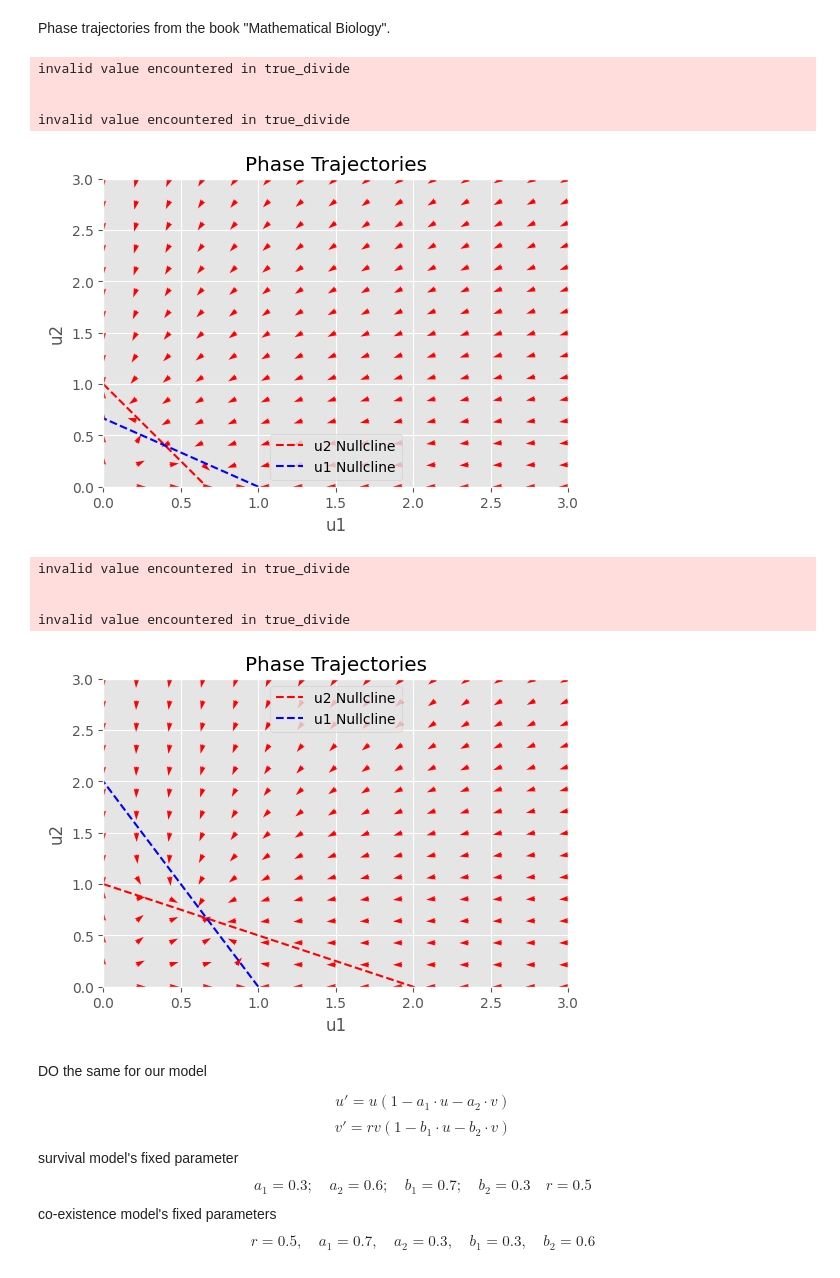
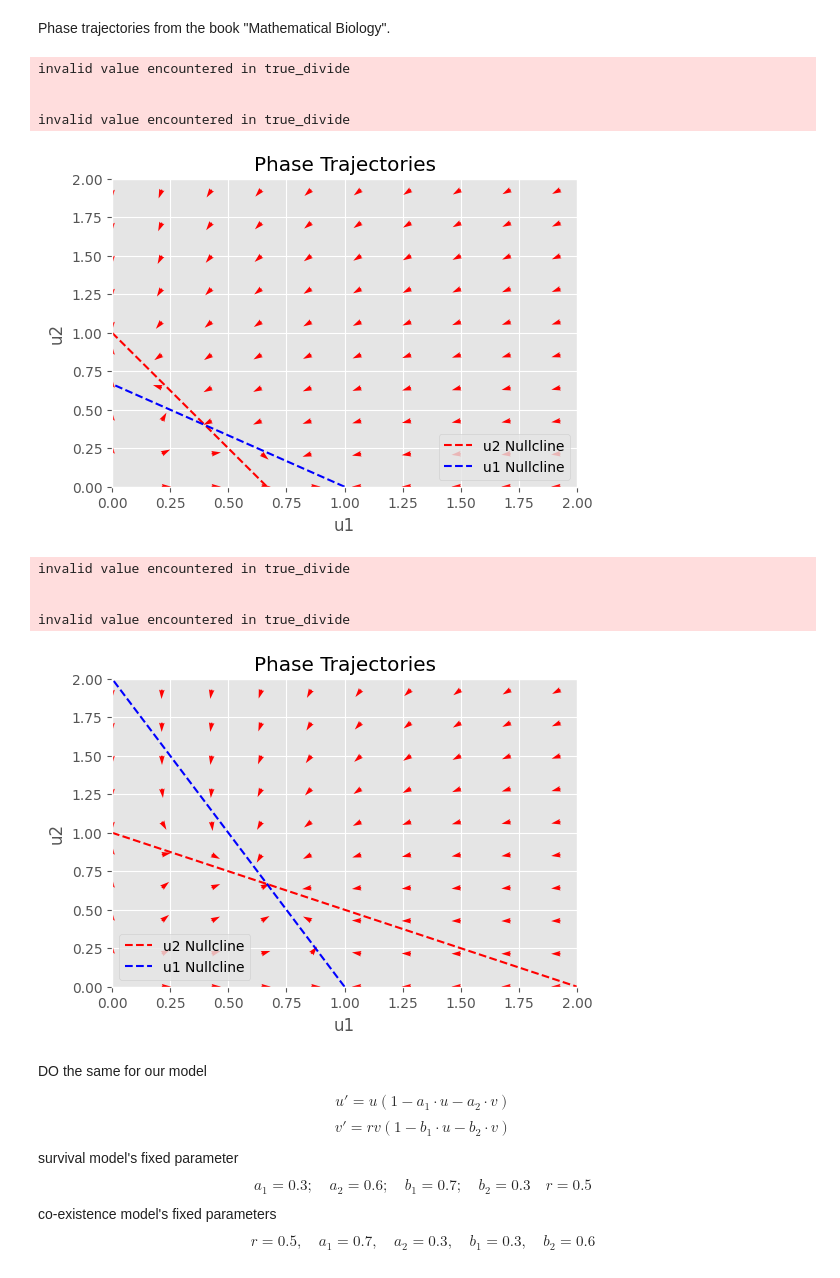
Before and after one commit to tirtho109/MasterThesis, a Jupyter notebook: src/SCIANN/sciann_model2.ipynb, the cells around one changed output. Saved outputs shown, nothing was run; the diff lists cells and outputs as text; code cells hidden in the pictures.

```diff
--- a/src/SCIANN/sciann_model2.ipynb
+++ b/src/SCIANN/sciann_model2.ipynb
@@ -477,8 +541,8 @@ def phi_comp(u, v, type="coexistence"):
 # %%
-u_range = np.linspace(0, 2, 500)
-v_range = np.linspace(0, 2, 500)
+u_range = np.linspace(0, 5, 500)
+v_range = np.linspace(0, 5, 500)
 u, v = np.meshgrid(u_range, v_range)
 
-phi_comp_values = phi_comp(u, v, "coexistence")
-plot_energy(phi_comp_values, u, v, "coexistence")
+phi_comp_values = phi_comp(u, v, "survival")
+plot_energy(phi_comp_values, u, v, "survival")
 # %% [output]
@@ -506,36 +574,36 @@ def plot_trajectories(system, params):
     Y, X = np.mgrid[0:3:15j, 0:3:15j]
     U, V = system((X, Y), 0, params)
     speed = np.sqrt(U**2 + V**2)
     UN = U / speed
     VN = V / speed
 
     Q = ax.quiver(X, Y, UN, VN, color='r', scale=50)
 
     # Nullclines
     u1_range = np.linspace(0, 3.0, 200)
     u2_nullcline = 1 - params[1] * u1_range
     u1_nullcline = 1 - params[0] * u1_range
     ax.plot(u1_range, u2_nullcline, 'r--', label='u2 Nullcline')
     ax.plot(u1_nullcline, u1_range, 'b--', label='u1 Nullcline')
 
-    ax.set_xlim(0, 3)
-    ax.set_ylim(0, 3)
+    ax.set_xlim(0, 2)
+    ax.set_ylim(0, 2)
     ax.set_xlabel('u1')
     ax.set_ylabel('u2')
     ax.legend()
     ax.set_title('Phase Trajectories')
     ax.grid(True)
 
     plt.show()
 
 params = (1.5, 1.5, 0.5)
 plot_trajectories(system, params)
 # %% [output]
 invalid value encountered in true_divide
 
 
 invalid value encountered in true_divide
-[figure, old version]
+[figure, new version]
 # %%
 
 params = (0.5, 0.5, 0.5)
@@ -545,7 +613,7 @@ invalid value encountered in true_divide
 
 
 invalid value encountered in true_divide
-[figure, old version]
+[figure, new version]
 # %% [markdown]
 DO the same for our model
 
```
Also changed, not shown: parts of 22 cells of this notebook, 1 other file.
